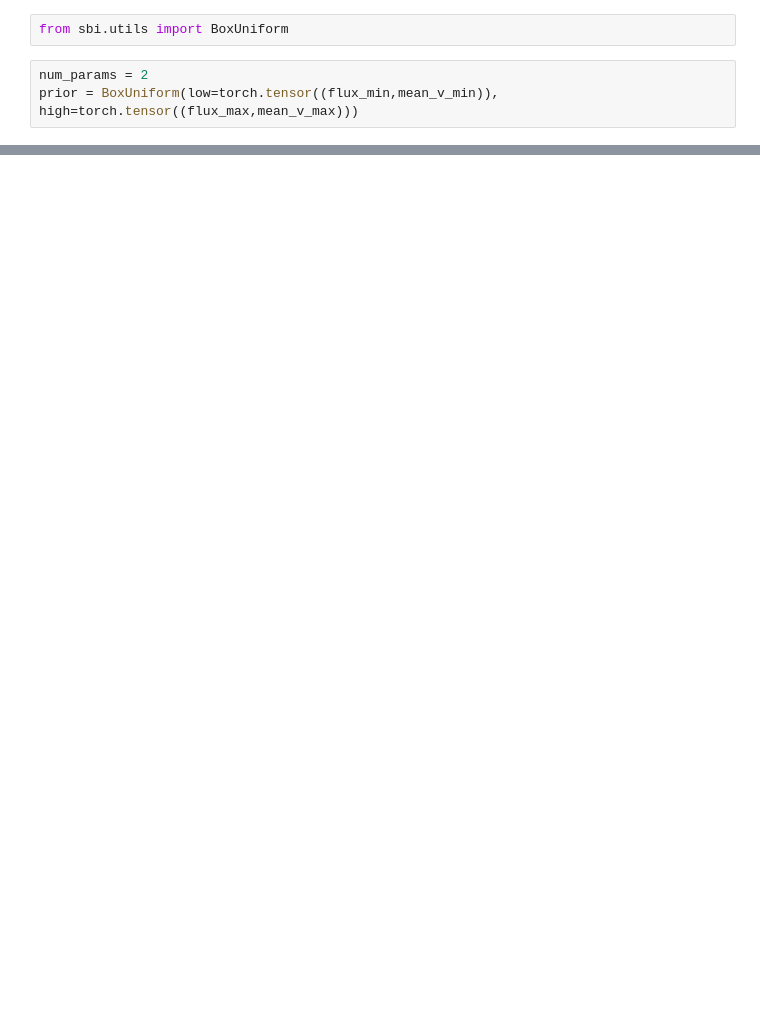
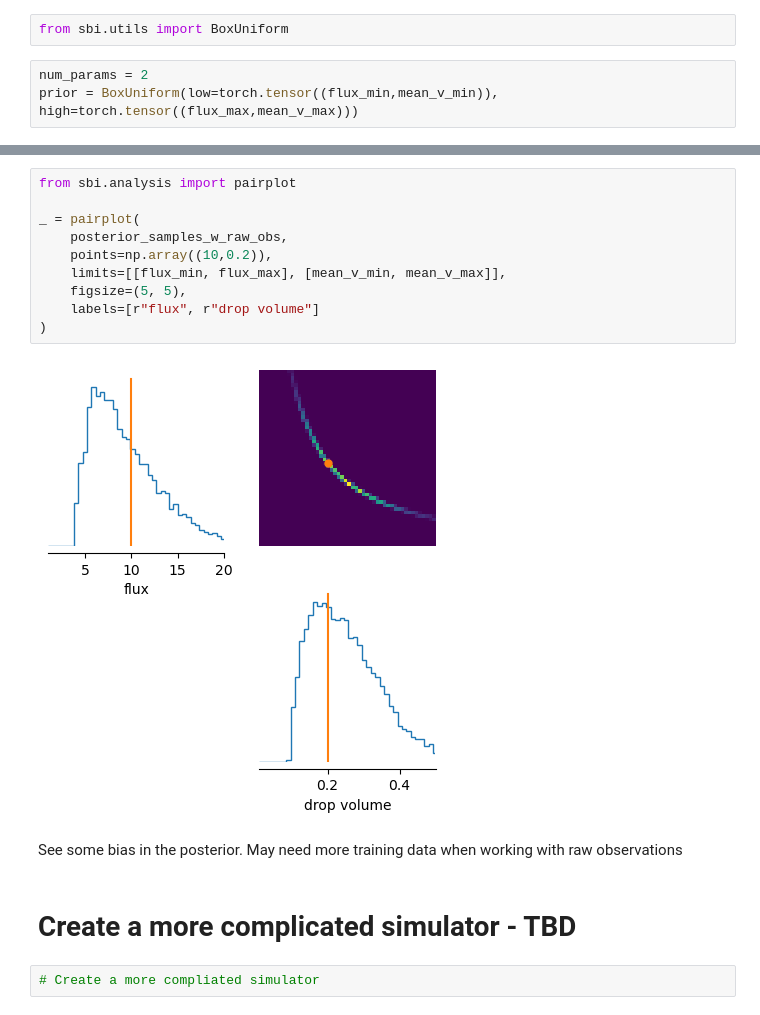
Before and after one commit to matthewfeickert/sbi-tutorial, a Jupyter notebook: raindrop_simulator.ipynb, the cells around one changed output, grey strips where cells are left out. Saved outputs shown, nothing was run; the diff lists cells and outputs as text; blank space fills up the shorter version.

```diff
--- a/raindrop_simulator.ipynb
+++ b/raindrop_simulator.ipynb
@@ -292,0 +301,18 @@ tensor([[9.1361, 0.2179]])
+# %%
+from sbi.analysis import pairplot
+
+_ = pairplot(
+    posterior_samples_w_raw_obs,
+    points=np.array((10,0.2)),
+    limits=[[flux_min, flux_max], [mean_v_min, mean_v_max]],
+    figsize=(5, 5),
+    labels=[r"flux", r"drop volume"]
+)
+# %% [output]
+[figure, added]
+# %% [markdown]
+See some bias in the posterior. May need more training data when working with raw observations
+# %% [markdown]
+# Create a more complicated simulator - TBD
+# %%
+# Create a more compliated simulator
```
Also changed, not shown: parts of 32 cells of this notebook.
